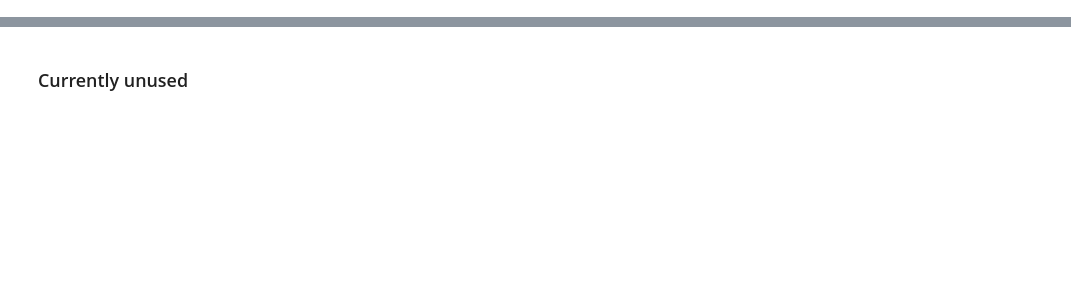
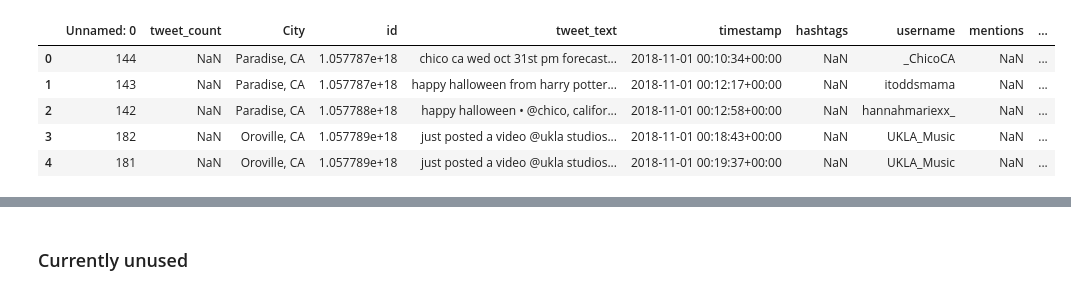
Before and after one commit to chillahwhale/TwitterAnalysis_CampFire-2018, a Jupyter notebook: 01_dictionarybuilding.ipynb, the cells around one changed output, grey strips where cells are left out. Cells and saved outputs as stored; diff of their text form; code cells hidden in the pictures; blank space fills up the shorter version.

```diff
--- a/01_dictionarybuilding.ipynb
+++ b/01_dictionarybuilding.ipynb
@@ -162,0 +110,9 @@ Name: from_locations, dtype: int64
+# %%
+df.head()
+# %% [output]
+|  | Unnamed: 0 | tweet_count | City | id | tweet_text | timestamp | hashtags | username | mentions | ... |
+| 0 | 144 | NaN | Paradise, CA | 1.057787e+18 | chico ca wed oct 31st pm forecast... | 2018-11-01 00:10:34+00:00 | NaN | _ChicoCA | NaN | ... |
+| 1 | 143 | NaN | Paradise, CA | 1.057787e+18 | happy halloween from harry potter... | 2018-11-01 00:12:17+00:00 | NaN | itoddsmama | NaN | ... |
+| 2 | 142 | NaN | Paradise, CA | 1.057788e+18 | happy halloween • @chico, califor... | 2018-11-01 00:12:58+00:00 | NaN | hannahmariexx_ | NaN | ... |
+| 3 | 182 | NaN | Oroville, CA | 1.057789e+18 | just posted a video @ukla studios... | 2018-11-01 00:18:43+00:00 | NaN | UKLA_Music | NaN | ... |
+| 4 | 181 | NaN | Oroville, CA | 1.057789e+18 | just posted a video @ukla studios... | 2018-11-01 00:19:37+00:00 | NaN | UKLA_Music | NaN | ... |
```
Also changed, not shown: parts of 15 cells of this notebook, 5 other files.
